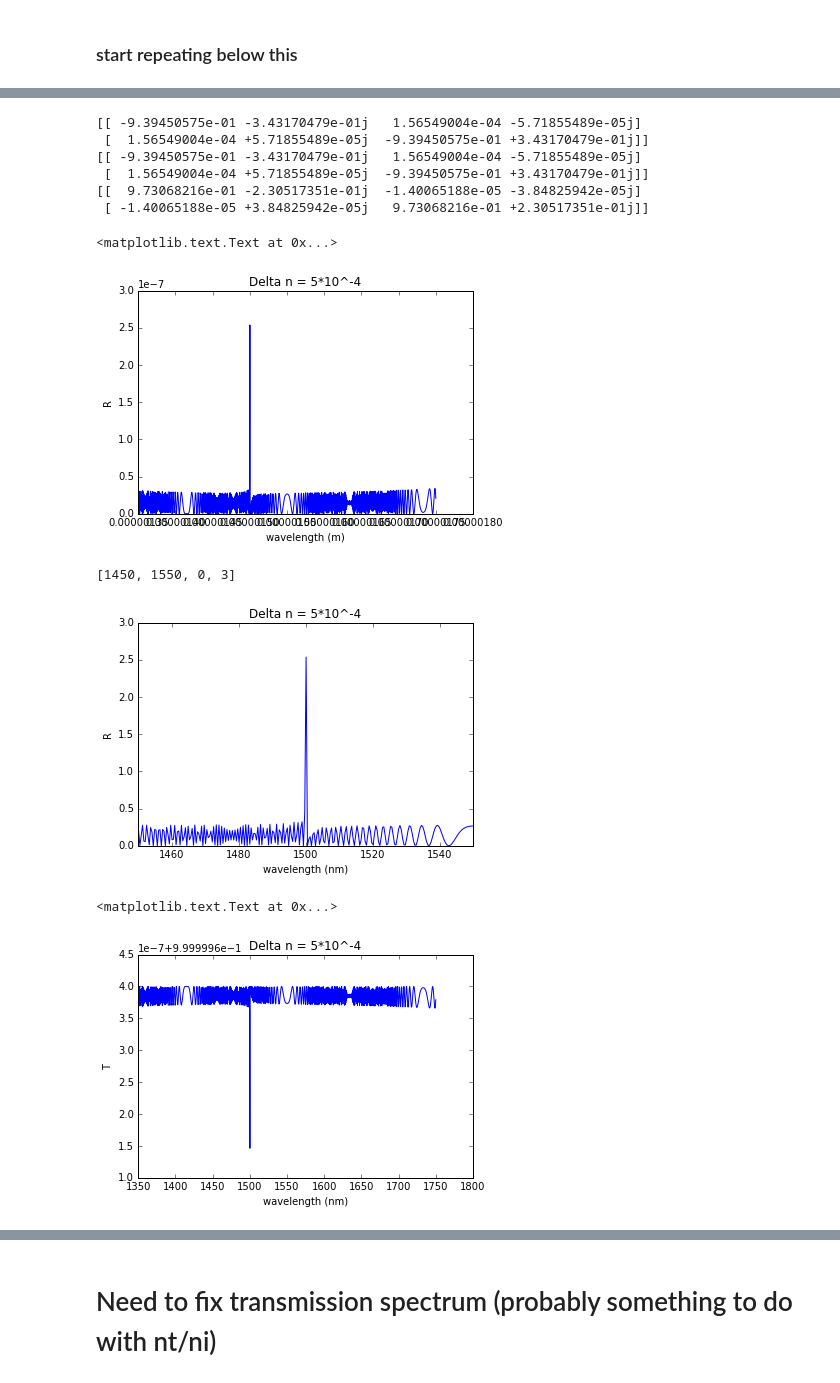
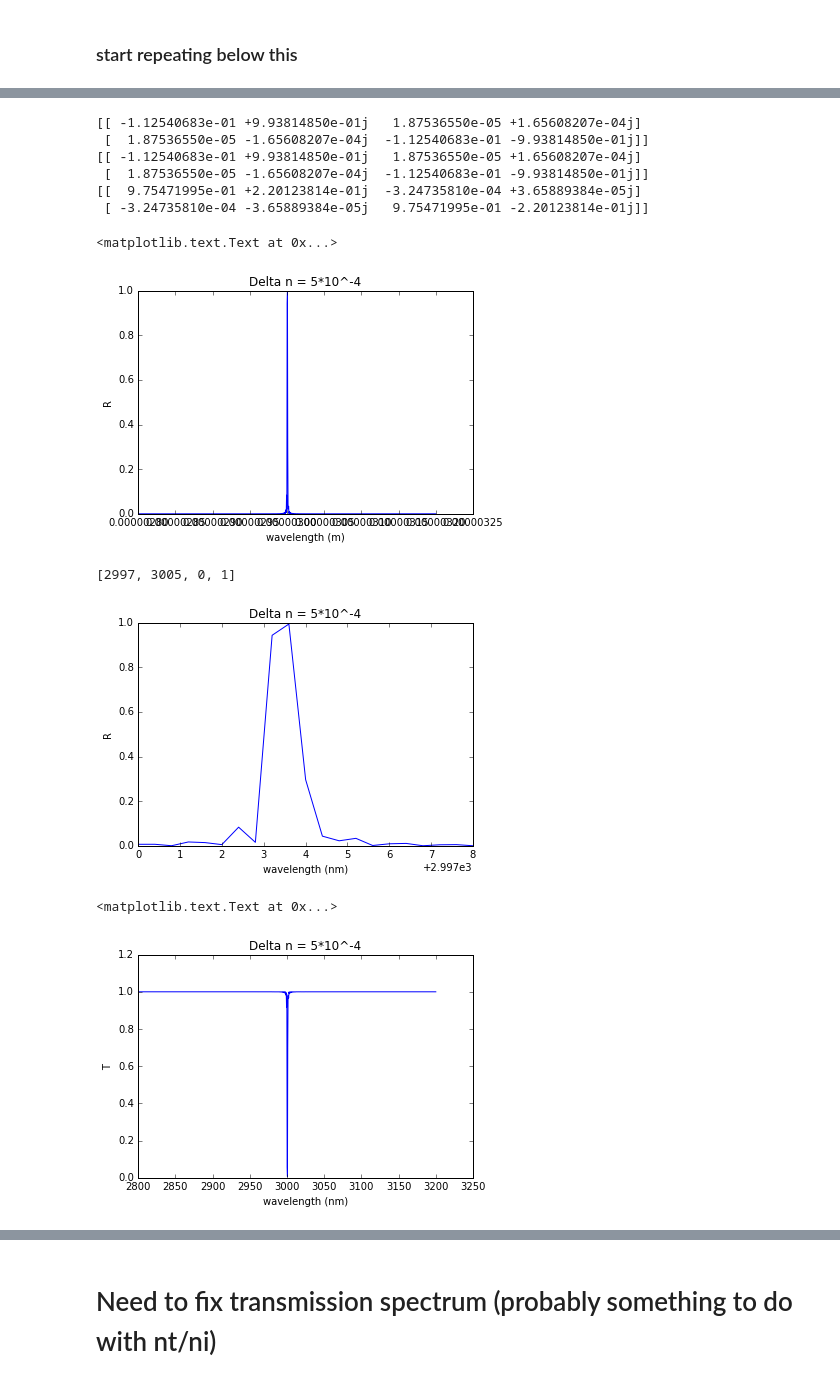
Before and after one commit to Vynas/ECE1232_Grating_Project, a Jupyter notebook: ECE1232_Grating_Project.ipynb, the cells around one changed output, grey strips where cells are left out. Drawn from its saved outputs; the diff is of its cells as text; code cells hidden in the pictures.

```diff
--- a/ECE1232_Grating_Project.ipynb
+++ b/ECE1232_Grating_Project.ipynb
@@ -113,8 +113,8 @@ def phi_z(n,d,theta,lambda_wavelength):
 # %%
 period_length = 1*10**(-6)
 d = period_length/2
-size_of_array = 1000
-wavelength = np.linspace(1350*10**-9,1750*10**-9,size_of_array)
+size_of_array = 10000
+wavelength = np.linspace(2800*10**-9,3200*10**-9,size_of_array)
 # %%
 phi_z_1 = phi_z(n1,d,theta,wavelength)
 phi_z_2_1 = phi_z(n2_1,d,theta,wavelength)
@@ -399,23 +417,23 @@ plt.xlabel("wavelength (m)")
 plt.ylabel("R")
 plt.title("Delta n = 5*10^-4")
 # %% [output]
-[[ -9.39450575e-01 -3.43170479e-01j   1.56549004e-04 -5.71855489e-05j]
- [  1.56549004e-04 +5.71855489e-05j  -9.39450575e-01 +3.43170479e-01j]]
-[[ -9.39450575e-01 -3.43170479e-01j   1.56549004e-04 -5.71855489e-05j]
- [  1.56549004e-04 +5.71855489e-05j  -9.39450575e-01 +3.43170479e-01j]]
-[[  9.73068216e-01 -2.30517351e-01j  -1.40065188e-05 -3.84825942e-05j]
- [ -1.40065188e-05 +3.84825942e-05j   9.73068216e-01 +2.30517351e-01j]]
+[[ -1.12540683e-01 +9.93814850e-01j   1.87536550e-05 +1.65608207e-04j]
+ [  1.87536550e-05 -1.65608207e-04j  -1.12540683e-01 -9.93814850e-01j]]
+[[ -1.12540683e-01 +9.93814850e-01j   1.87536550e-05 +1.65608207e-04j]
+ [  1.87536550e-05 -1.65608207e-04j  -1.12540683e-01 -9.93814850e-01j]]
+[[  9.75471995e-01 +2.20123814e-01j  -3.24735810e-04 +3.65889384e-05j]
+ [ -3.24735810e-04 -3.65889384e-05j   9.75471995e-01 -2.20123814e-01j]]
 <matplotlib.text.Text at 0x...>
-[figure, old version]
+[figure, new version]
 # %%
-plt.plot(wavelength*10**9, R_total3*10**7)
+plt.plot(wavelength*10**9, R_total3)
 plt.xlabel("wavelength (nm)")
 plt.ylabel("R")
 plt.title("Delta n = 5*10^-4")
-plt.axis([1450,1550,0,3])
+plt.axis([2997,3005,0,1])
 # %% [output]
-[1450, 1550, 0, 3]
+[2997, 3005, 0, 1]
-[figure, old version]
+[figure, new version]
 # %%
 j = size_of_array
 i = 0
@@ -432,4 +450,4 @@ plt.ylabel("T")
 plt.title("Delta n = 5*10^-4")
 # %% [output]
 <matplotlib.text.Text at 0x...>
-[figure, old version]
+[figure, new version]
```
Also changed, not shown: parts of 45 cells of this notebook.
